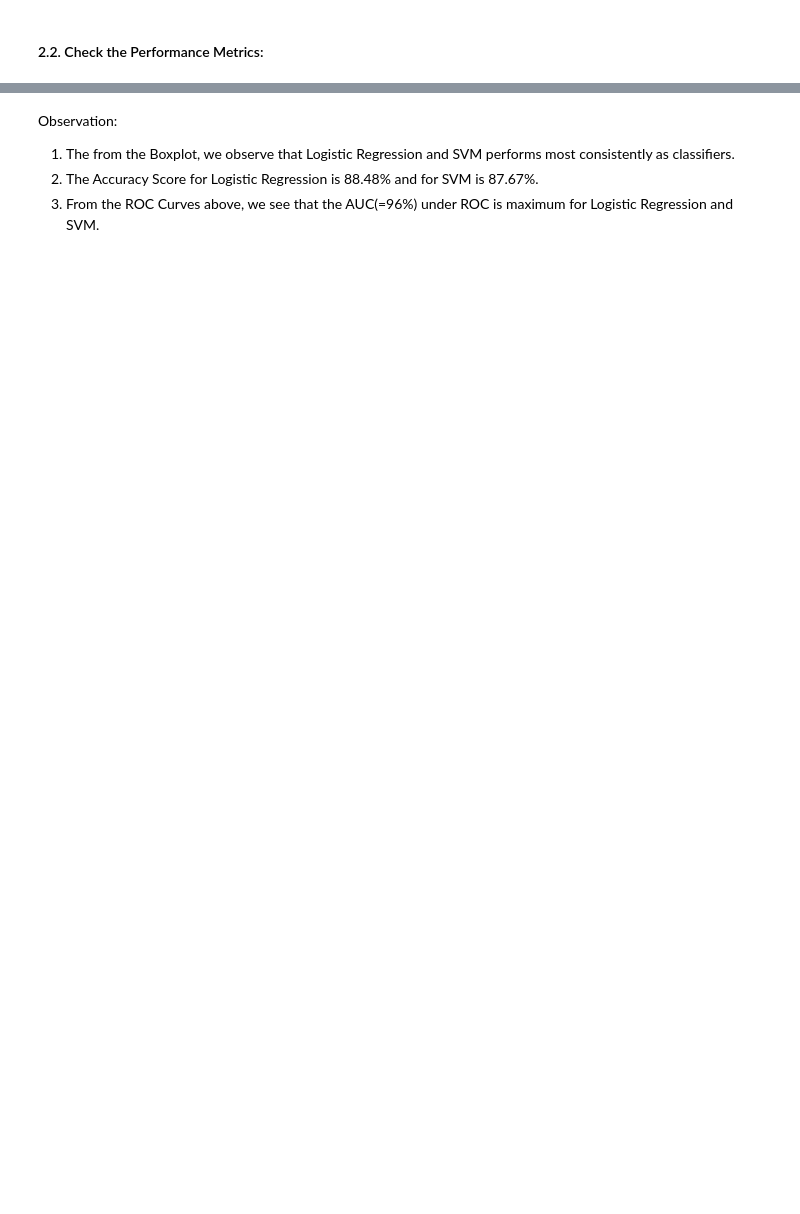
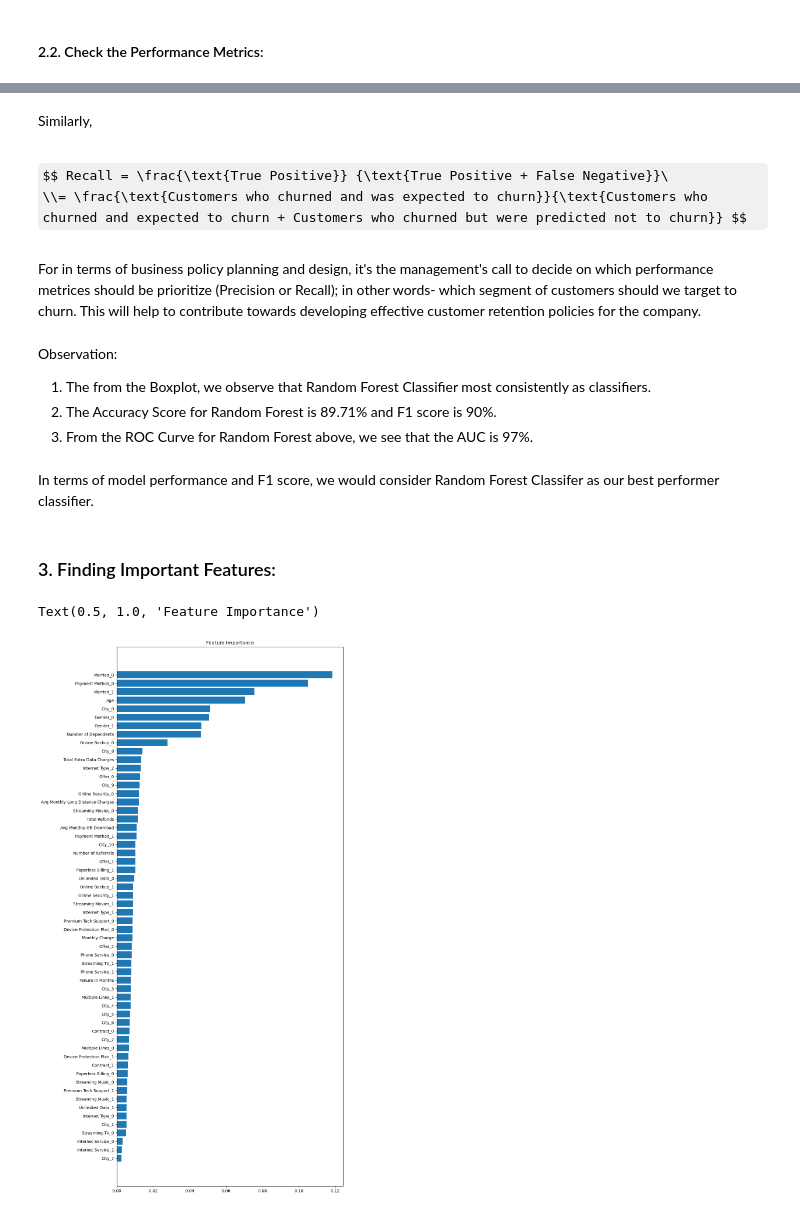
Before and after one commit to myasmin/Capstone_2_Project, a Jupyter notebook: Modelling.ipynb, the cells around one changed output, grey strips where cells are left out. Saved outputs shown, nothing was run; the diff lists cells and outputs as text; code cells hidden in the pictures; some formulas as TeX source; blank space fills up the shorter version.

```diff
--- a/Modelling.ipynb
+++ b/Modelling.ipynb
@@ -94,5 +121,33 @@ for model in models.values():
+# %% [markdown]
+Similarly,
+# %% [markdown]
+$$ Recall = \frac{\text{True Positive}} {\text{True Positive + False Negative}}\
+\\= \frac{\text{Customers who churned and was expected to churn}}{\text{Customers who churned and expected to churn + Customers who churned but were predicted not to churn}} $$
+# %% [markdown]
+For in terms of business policy planning and design, it's the management's call to decide on which performance metrices should be prioritize (Precision or Recall); in other words- which segment of customers should we target to churn. This will help to contribute towards developing effective customer retention policies for the company.
 # %% [markdown]
 Observation:
-1. The from the Boxplot, we observe that Logistic Regression and SVM performs most consistently as classifiers.
-2. The Accuracy Score for Logistic Regression is 88.48% and for SVM is 87.67%.
-3. From the ROC Curves above, we see that the AUC(=96%) under ROC is maximum for Logistic Regression and SVM.
+1. The from the Boxplot, we observe that Random Forest Classifier most consistently as classifiers.
+2. The Accuracy Score for Random Forest is 89.71% and F1 score is 90%.
+3. From the ROC Curve for Random Forest above, we see that the AUC is 97%.
+# %% [markdown]
+In terms of model performance and F1 score, we would consider Random Forest Classifer as our best performer classifier.
+# %% [markdown]
+### 3. Finding Important Features:
+# %%
+with open("X.pkl", "rb") as f:
+    X = pkl.load(f)
+
+with open("y.pkl", "rb") as f:
+    y = pkl.load(f)
+# %%
+
+feature_importance = rf.feature_importances_
+sorted_idx = np.argsort(feature_importance)
+fig = plt.figure(figsize=(10, 24))
+plt.barh(range(len(sorted_idx)), feature_importance[sorted_idx], align='center')
+plt.yticks(range(len(sorted_idx)), np.array(X.columns)[sorted_idx])
+plt.title('Feature Importance')
+# %% [output]
+Text(0.5, 1.0, 'Feature Importance')
+[figure, added]
```
Also changed, not shown: parts of 12 cells of this notebook, 2 other files.
